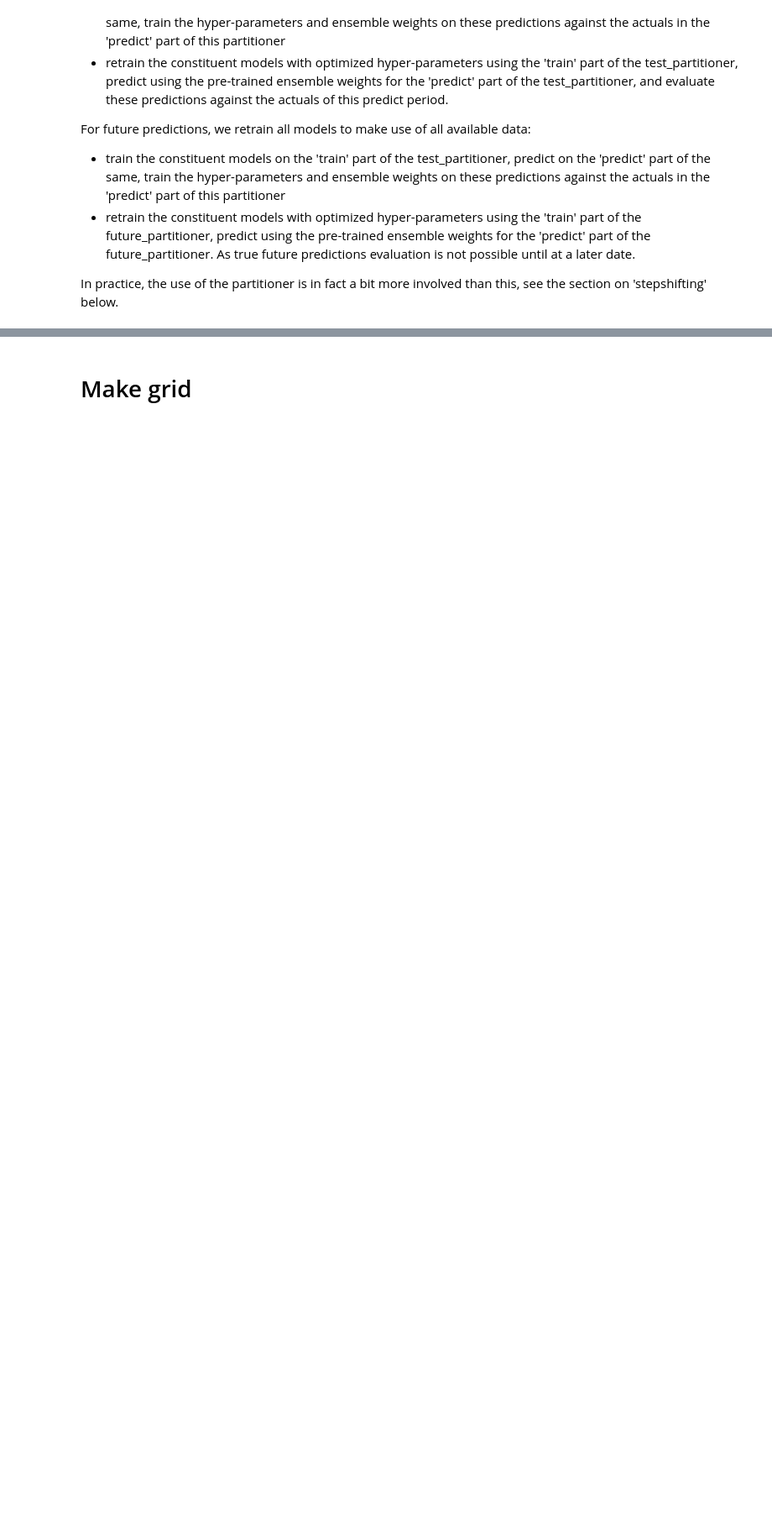
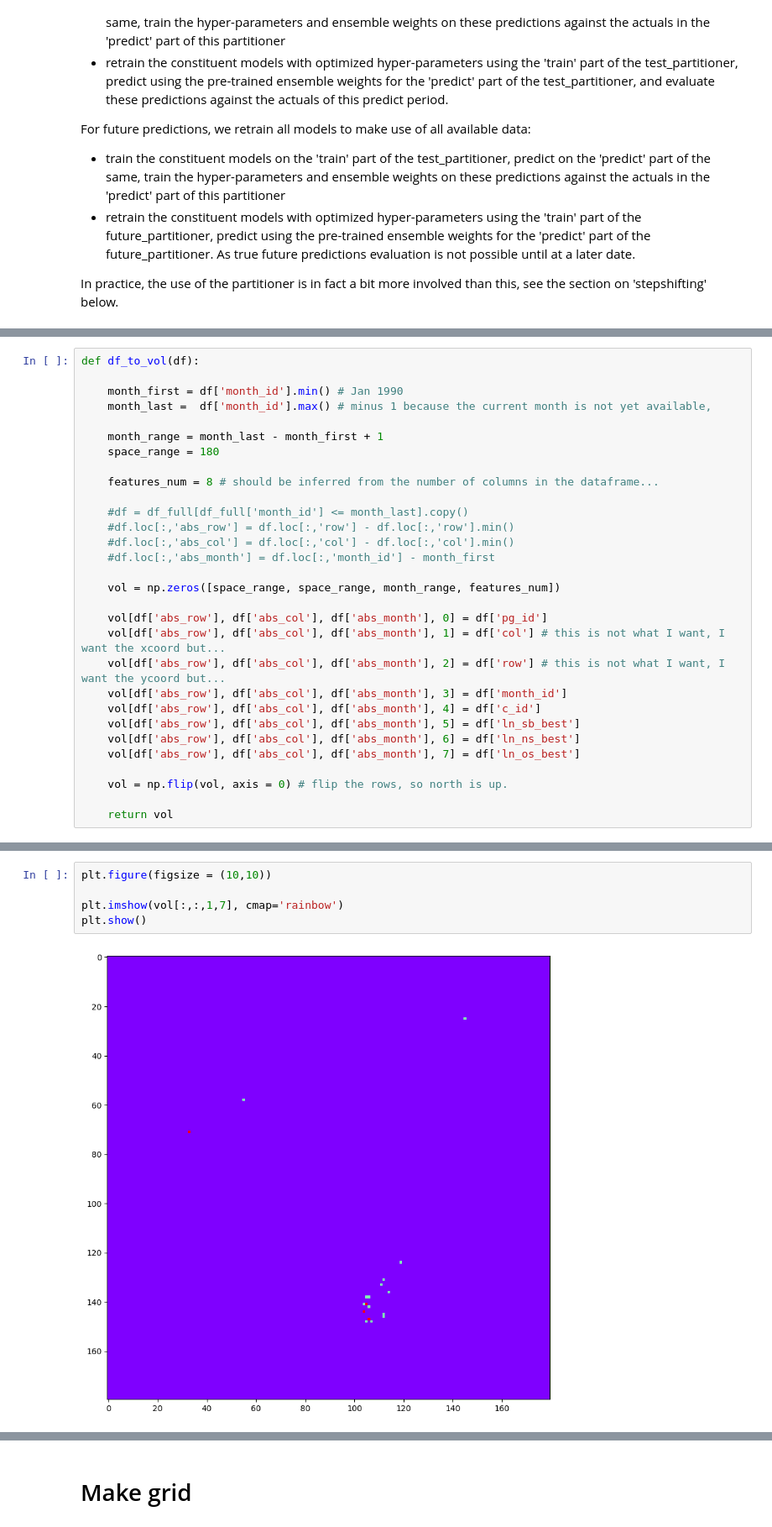
Before and after one commit to Polichinel/HydraNet_001, a Jupyter notebook: notebooks/viewser_test_sb_ns_os.ipynb, the cells around one changed output, grey strips where cells are left out. Shown at 84% size. Cells and saved outputs as stored; diff of their text form; blank space fills up the shorter version.

```diff
--- a/notebooks/viewser_test_sb_ns_os.ipynb
+++ b/notebooks/viewser_test_sb_ns_os.ipynb
@@ -165 +113,31 @@ def get_views_date(location, partitioner_dict):
     return df
+# %%
+def df_to_vol(df):
+
+    month_first = df['month_id'].min() # Jan 1990
+    month_last =  df['month_id'].max() # minus 1 because the current month is not yet available,
+
+    month_range = month_last - month_first + 1
+    space_range = 180
+
+    features_num = 8 # should be inferred from the number of columns in the dataframe...
+
+    #df = df_full[df_full['month_id'] <= month_last].copy()
+    #df.loc[:,'abs_row'] = df.loc[:,'row'] - df.loc[:,'row'].min()
+    #df.loc[:,'abs_col'] = df.loc[:,'col'] - df.loc[:,'col'].min()
+    #df.loc[:,'abs_month'] = df.loc[:,'month_id'] - month_first
+
+    vol = np.zeros([space_range, space_range, month_range, features_num])
+
+    vol[df['abs_row'], df['abs_col'], df['abs_month'], 0] = df['pg_id']
+    vol[df['abs_row'], df['abs_col'], df['abs_month'], 1] = df['col'] # this is not what I want, I want the xcoord but...
+    vol[df['abs_row'], df['abs_col'], df['abs_month'], 2] = df['row'] # this is not what I want, I want the ycoord but...
+    vol[df['abs_row'], df['abs_col'], df['abs_month'], 3] = df['month_id']
+    vol[df['abs_row'], df['abs_col'], df['abs_month'], 4] = df['c_id']
+    vol[df['abs_row'], df['abs_col'], df['abs_month'], 5] = df['ln_sb_best']
+    vol[df['abs_row'], df['abs_col'], df['abs_month'], 6] = df['ln_ns_best']
+    vol[df['abs_row'], df['abs_col'], df['abs_month'], 7] = df['ln_os_best']
+
+    vol = np.flip(vol, axis = 0) # flip the rows, so north is up.
+
+    return vol
@@ -165,0 +201,7 @@ def get_views_date(location, partitioner_dict):
+# %%
+plt.figure(figsize = (10,10))
+
+plt.imshow(vol[:,:,1,7], cmap='rainbow')
+plt.show()
+# %% [output]
+[figure, added]
```
Also changed, not shown: parts of 34 cells of this notebook, 2 other files.
